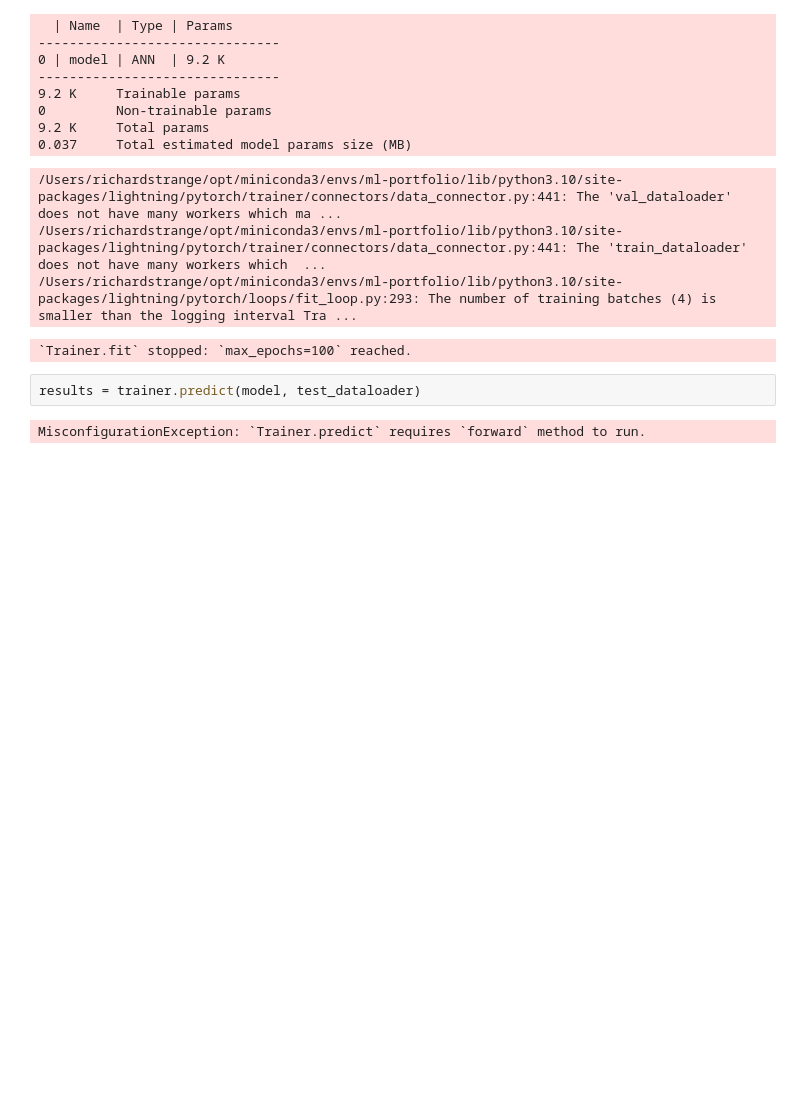
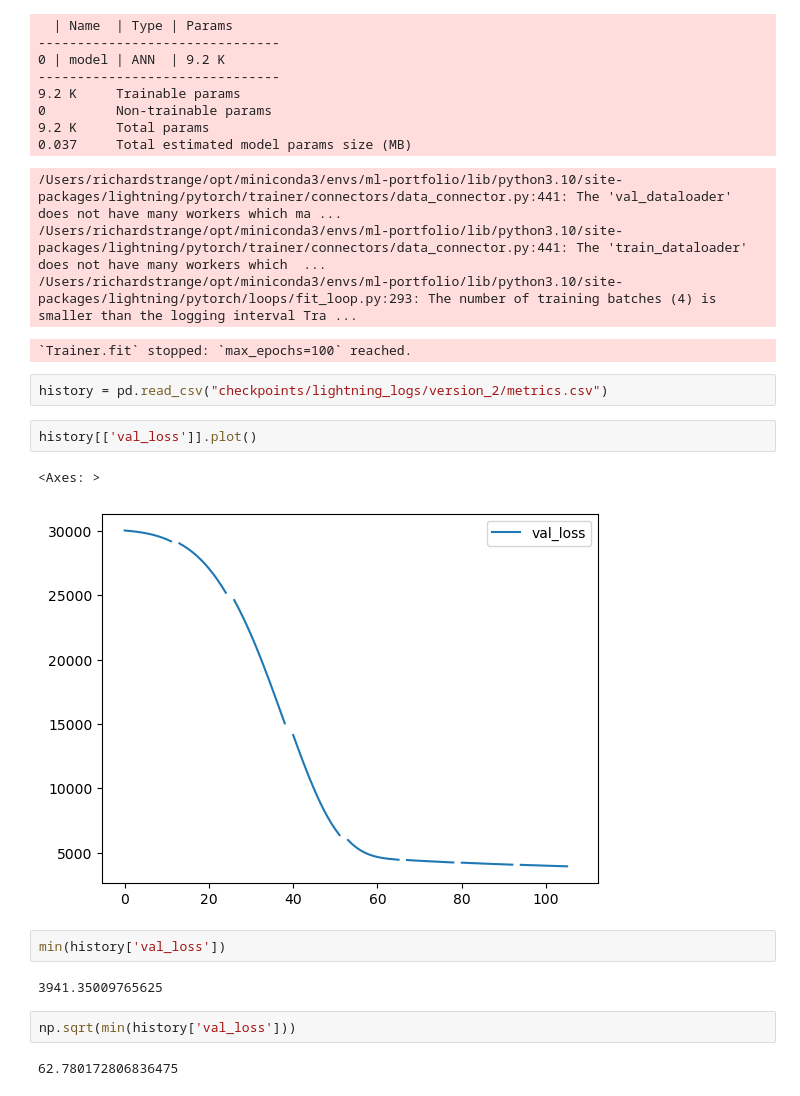
Before and after one commit to R-Strange/ML-Portfolio, a Jupyter notebook: deep learning regression/ann_regressor.ipynb, the cells around one changed output. Cells and saved outputs as stored; diff of their text form; blank space fills up the shorter version.

```diff
--- a/deep learning regression/ann_regressor.ipynb
+++ b/deep learning regression/ann_regressor.ipynb
@@ -99,7 +108,18 @@ trainer.fit(model, train_dataloaders=train_dataloader, val_dataloaders=val_datal
 /Users/richardstrange/opt/miniconda3/envs/ml-portfolio/lib/python3.10/site-packages/lightning/pytorch/trainer/connectors/data_connector.py:441: The 'train_dataloader' does not have many workers which  ...
 /Users/richardstrange/opt/miniconda3/envs/ml-portfolio/lib/python3.10/site-packages/lightning/pytorch/loops/fit_loop.py:293: The number of training batches (4) is smaller than the logging interval Tra ...
 `Trainer.fit` stopped: `max_epochs=100` reached.
-# %%
-results = trainer.predict(model, test_dataloader)
-# %% [output]
-MisconfigurationException: `Trainer.predict` requires `forward` method to run.
+# %%
+history = pd.read_csv("checkpoints/lightning_logs/version_2/metrics.csv")
+# %%
+history[['val_loss']].plot()
+# %% [output]
+<Axes: >
+[figure, added]
+# %%
+min(history['val_loss'])
+# %% [output]
+3941.35009765625
+# %%
+np.sqrt(min(history['val_loss']))
+# %% [output]
+62.780172806836475
```
Also changed, not shown: parts of 3 cells of this notebook, 12 other files.
